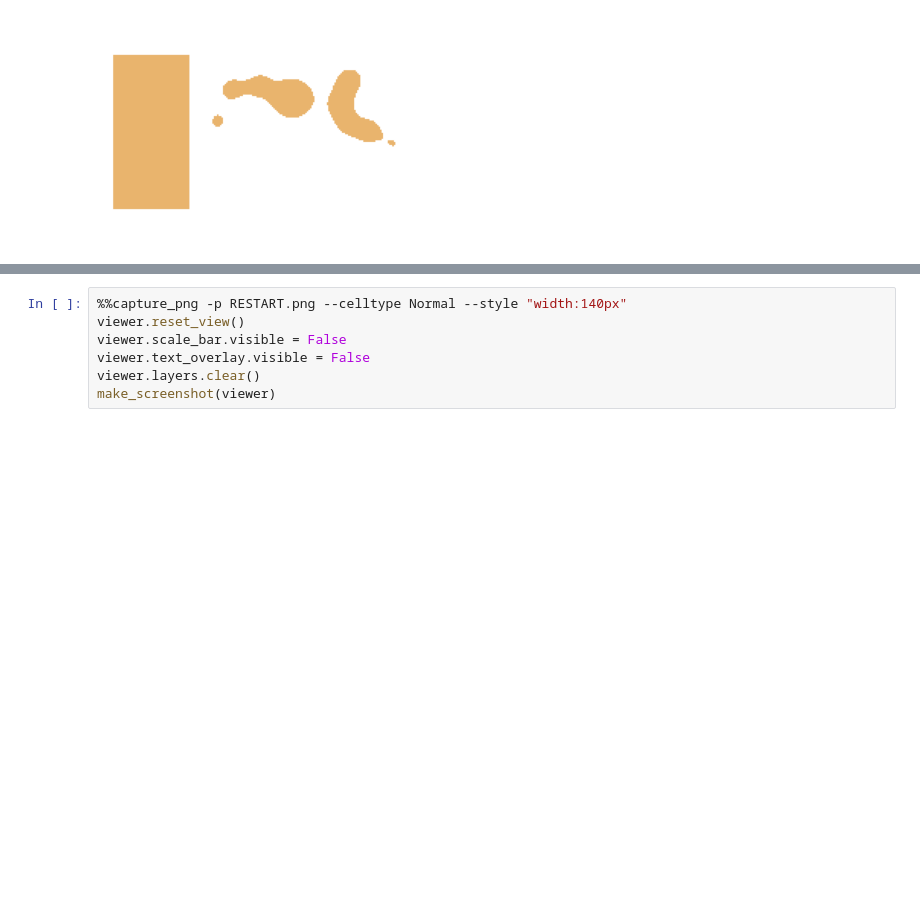
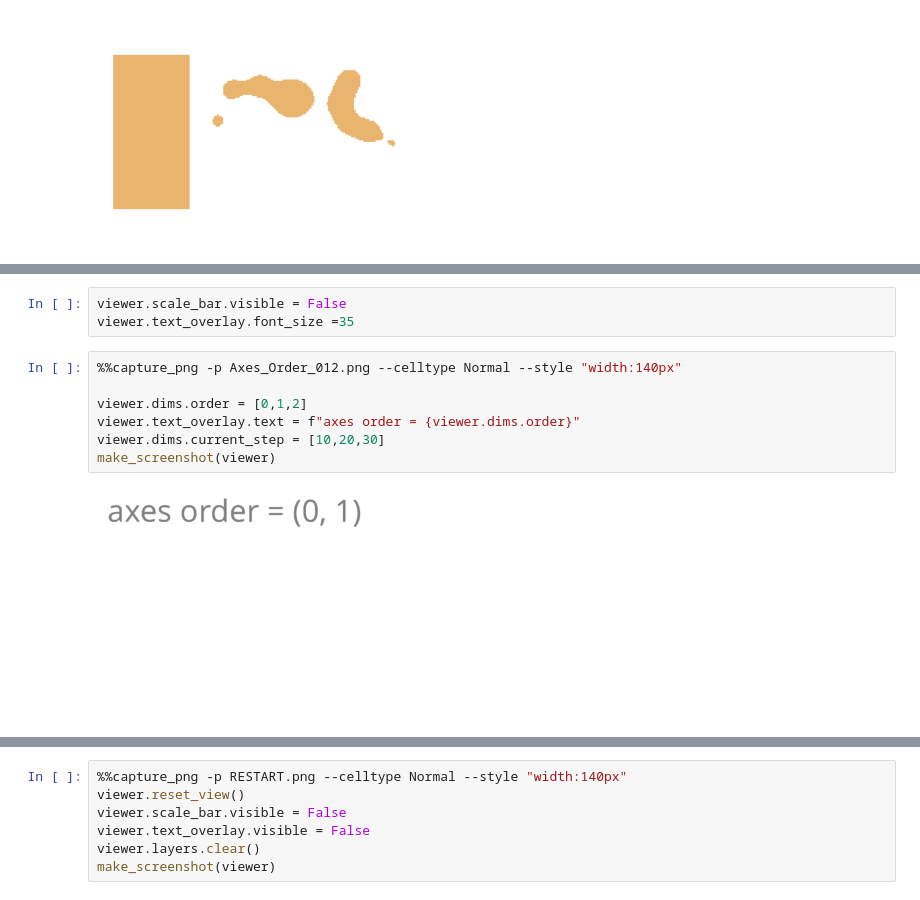
Before and after one commit to kolibril13/plywood-gallery-napari, a Jupyter notebook: 01Camera.ipynb, the cells around one changed output, grey strips where cells are left out. Cells and saved outputs as stored; diff of their text form; blank space fills up the shorter version.

Commit message:
added axes order info

```diff
--- a/01Camera.ipynb
+++ b/01Camera.ipynb
@@ -249,0 +246,12 @@ make_screenshot(viewer)
+# %%
+viewer.scale_bar.visible = False
+viewer.text_overlay.font_size =35
+# %%
+%%capture_png -p Axes_Order_012.png --celltype Normal --style "width:140px"
+
+viewer.dims.order = [0,1,2]
+viewer.text_overlay.text = f"axes order = {viewer.dims.order}"
+viewer.dims.current_step = [10,20,30]
+make_screenshot(viewer)
+# %% [output]
+[figure, added]
```
Also changed, not shown: parts of 12 cells of this notebook, 34 other files.
